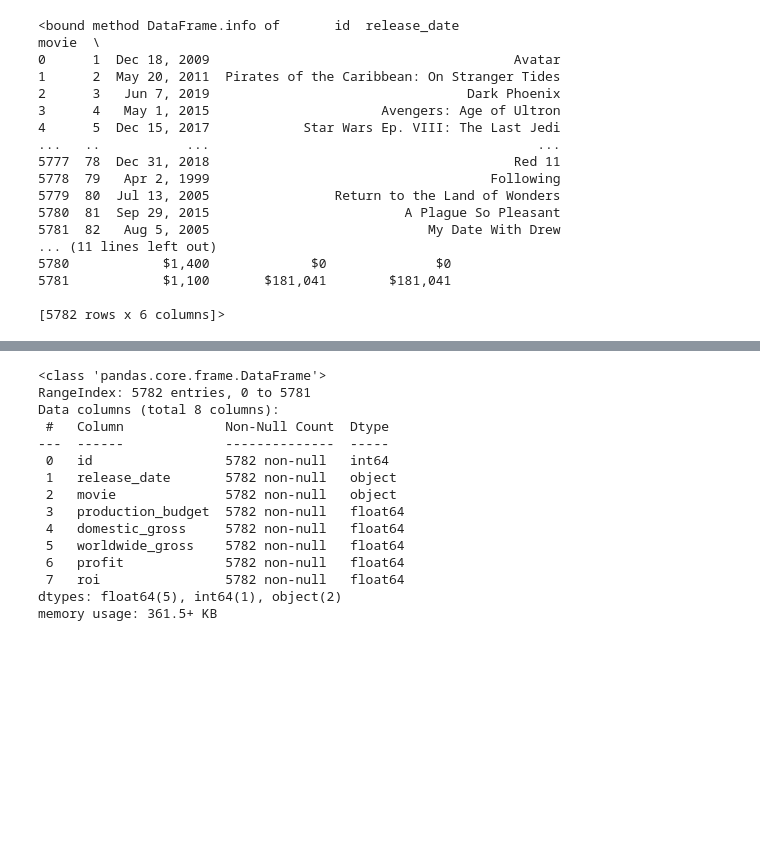
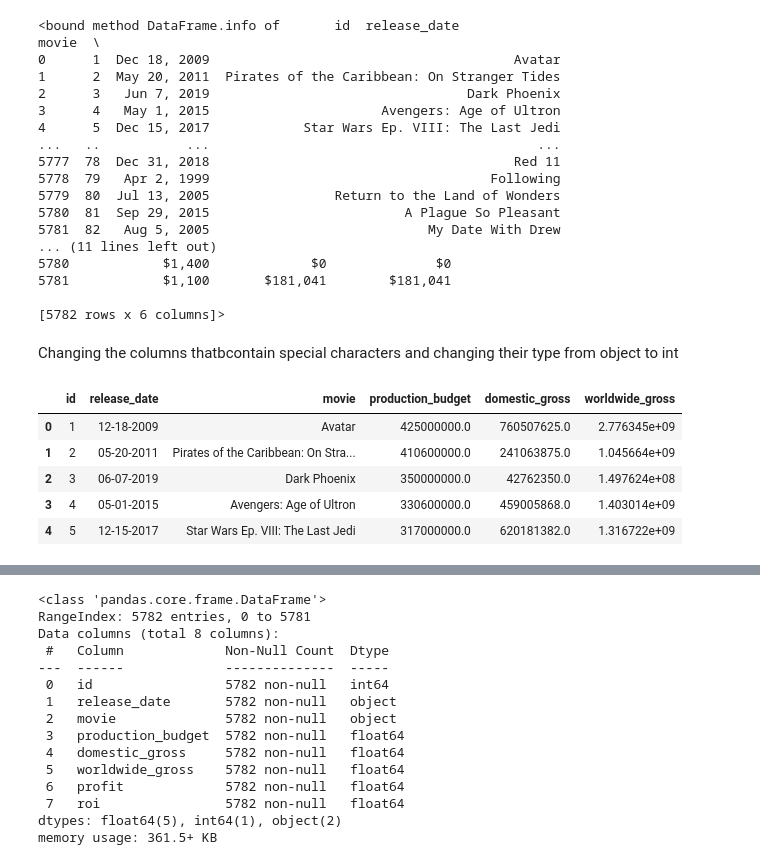
Before and after one commit to samuelhellen/dsc-phase-1-project-v2-4, a Jupyter notebook: student.ipynb, the cells around one changed output, grey strips where cells are left out. Cells and saved outputs as stored; diff of their text form; code cells hidden in the pictures; blank space fills up the shorter version.

```diff
--- a/student.ipynb
+++ b/student.ipynb
@@ -53,6 +55,8 @@ budget.info
 5781            $1,100       $181,041        $181,041
 
 [5782 rows x 6 columns]>
+# %% [markdown]
+Changing the columns thatbcontain special characters and changing their type from object to int
 # %%
 #The values for production_budget, domestic_gross and worldwide_gross are strings, clean and convert to floats.
 budget['production_budget'] = budget['production_budget'].str.replace('$','').str.replace(',','').astype('float')
@@ -65,6 +69,20 @@ budget['worldwide_gross'] = budget['worldwide_gross'].str.replace('$','').str.re
 budget['domestic_gross']= pd.to_numeric(budget['domestic_gross'],errors='coerce')
 budget['production_budget']= pd.to_numeric(budget['production_budget'],errors='coerce')
 budget['worldwide_gross']= pd.to_numeric(budget['worldwide_gross'],errors='coerce')
+# %%
+# Changing the realese date colunm data type from obj to datetime MM/DD/YY
+
+
+budget['release_date']=pd.to_datetime(budget['release_date'])
+budget['release_date']=budget['release_date'].dt.strftime('%m-%d-%Y')
+budget.head()
+# %% [output]
+|  | id | release_date | movie | production_budget | domestic_gross | worldwide_gross |
+| 0 | 1 | 12-18-2009 | Avatar | 425000000.0 | 760507625.0 | 2.776345e+09 |
+| 1 | 2 | 05-20-2011 | Pirates of the Caribbean: On Stra... | 410600000.0 | 241063875.0 | 1.045664e+09 |
+| 2 | 3 | 06-07-2019 | Dark Phoenix | 350000000.0 | 42762350.0 | 1.497624e+08 |
+| 3 | 4 | 05-01-2015 | Avengers: Age of Ultron | 330600000.0 | 459005868.0 | 1.403014e+09 |
+| 4 | 5 | 12-15-2017 | Star Wars Ep. VIII: The Last Jedi | 317000000.0 | 620181382.0 | 1.316722e+09 |
 # %%
 #Take the converted financial columns and find the profit (worldwide_gross - production_budget) as well as the return on investment (roi).
 budget['profit'] = budget['worldwide_gross'] - budget['production_budget']
```
Also changed, not shown: parts of 36 cells of this notebook.
